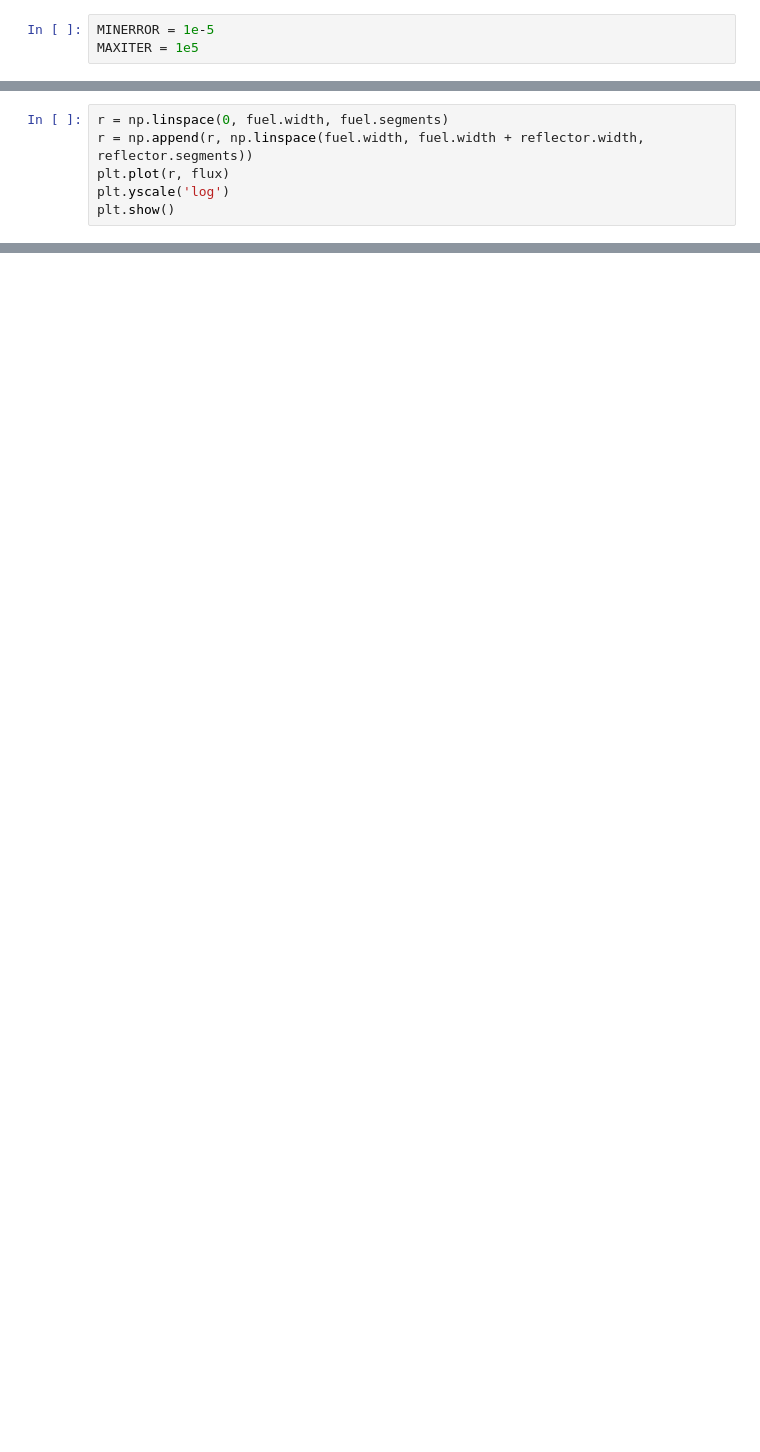
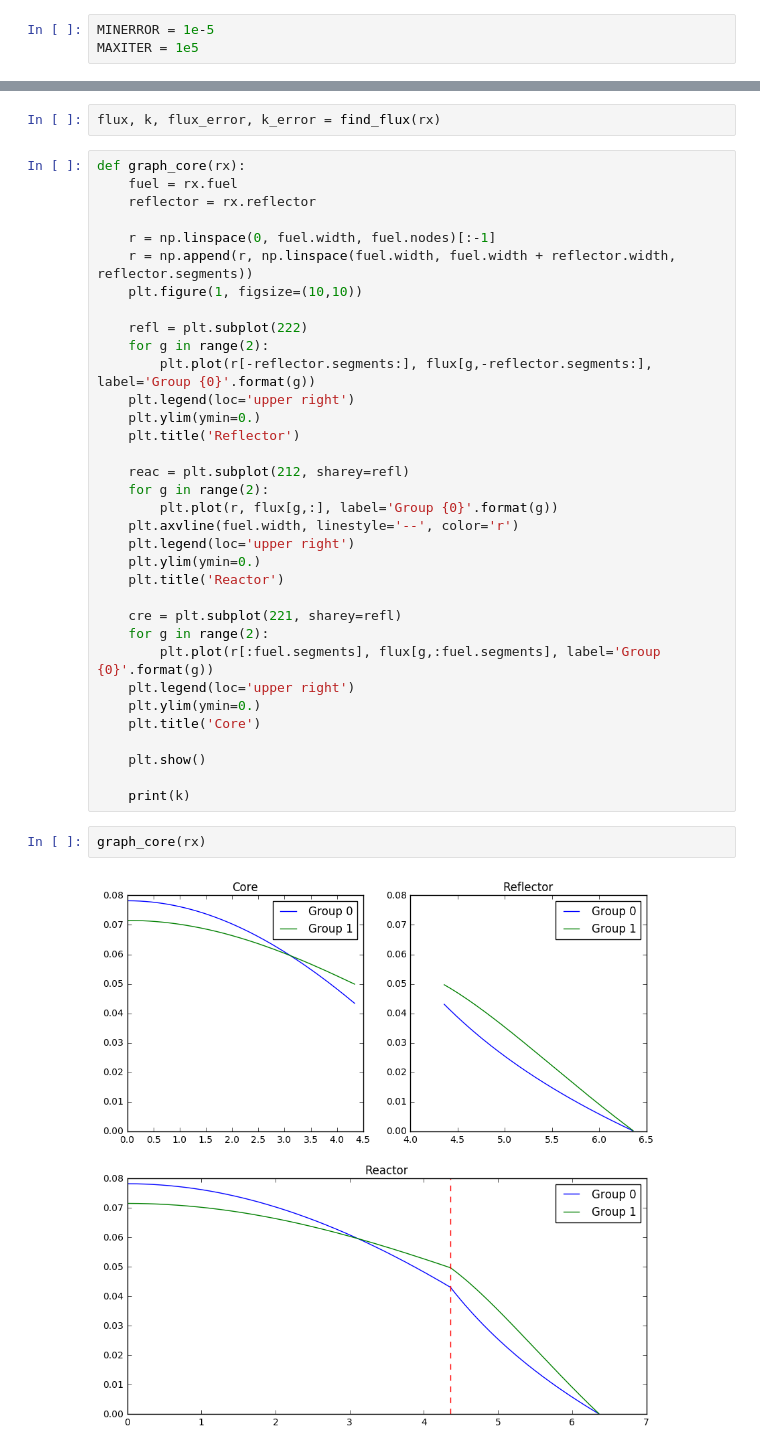
Before and after one commit to piovere/babyreactor, a Jupyter notebook: Untitled.ipynb, the cells around one changed output, grey strips where cells are left out. Cells and saved outputs as stored; diff of their text form; blank space fills up the shorter version.

```diff
--- a/Untitled.ipynb
+++ b/Untitled.ipynb
@@ -333,6 +294,0 @@ while k_error > MINERROR or flux_error > MINERROR and n_iter < MAXITER:
-# %%
-r = np.linspace(0, fuel.width, fuel.segments)
-r = np.append(r, np.linspace(fuel.width, fuel.width + reflector.width, reflector.segments))
-plt.plot(r, flux)
-plt.yscale('log')
-plt.show()
@@ -360,0 +308,40 @@ array([ 0.335,  0.227,  0.093,  0.   ,  0.   ,  0.   ,  0.   ])
+# %%
+flux, k, flux_error, k_error = find_flux(rx)
+# %%
+def graph_core(rx):
+    fuel = rx.fuel
+    reflector = rx.reflector
+
+    r = np.linspace(0, fuel.width, fuel.nodes)[:-1]
+    r = np.append(r, np.linspace(fuel.width, fuel.width + reflector.width, reflector.segments))
+    plt.figure(1, figsize=(10,10))
+
+    refl = plt.subplot(222)
+    for g in range(2):
+        plt.plot(r[-reflector.segments:], flux[g,-reflector.segments:], label='Group {0}'.format(g))
+    plt.legend(loc='upper right')
+    plt.ylim(ymin=0.)
+    plt.title('Reflector')
+
+    reac = plt.subplot(212, sharey=refl)
+    for g in range(2):
+        plt.plot(r, flux[g,:], label='Group {0}'.format(g))
+    plt.axvline(fuel.width, linestyle='--', color='r')
+    plt.legend(loc='upper right')
+    plt.ylim(ymin=0.)
+    plt.title('Reactor')
+
+    cre = plt.subplot(221, sharey=refl)
+    for g in range(2):
+        plt.plot(r[:fuel.segments], flux[g,:fuel.segments], label='Group {0}'.format(g))
+    plt.legend(loc='upper right')
+    plt.ylim(ymin=0.)
+    plt.title('Core')
+
+    plt.show()
+
+    print(k)
+# %%
+graph_core(rx)
+# %% [output]
+[figure, added]
```
Also changed, not shown: parts of 22 cells of this notebook.
